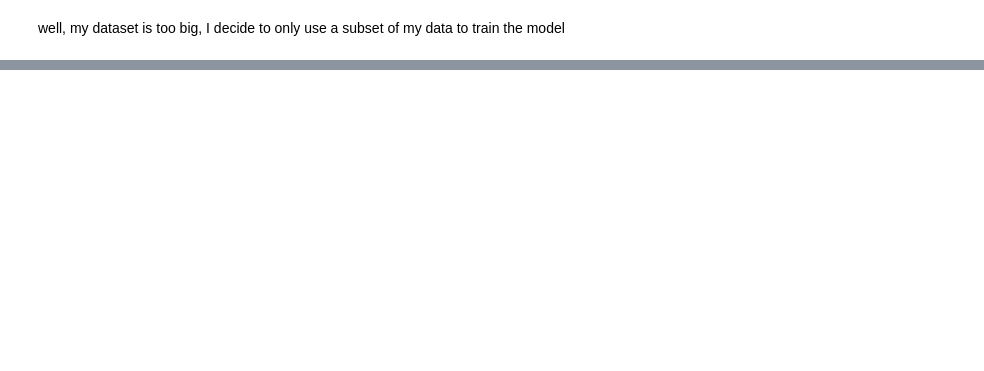
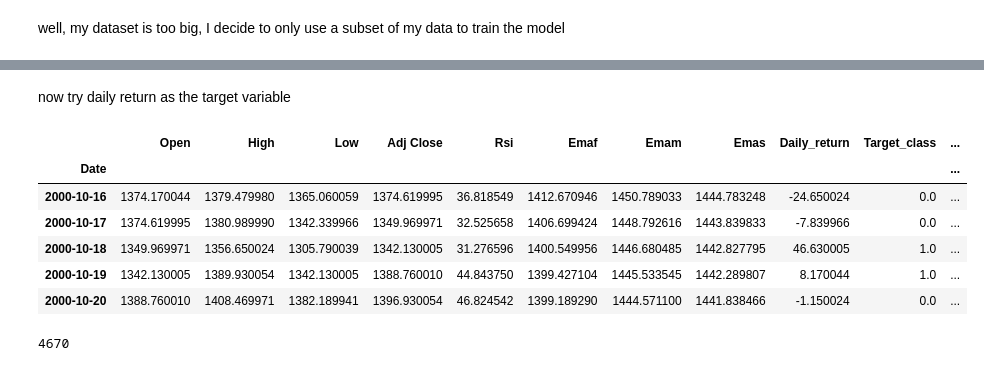
Before and after one commit to ACM40960/project-QianSandeep, a Jupyter notebook: trial.ipynb, the cells around one changed output, grey strips where cells are left out. Saved outputs shown, nothing was run; the diff lists cells and outputs as text; code cells hidden in the pictures; blank space fills up the shorter version.

```diff
--- a/trial.ipynb
+++ b/trial.ipynb
@@ -728,0 +1359,21 @@ plt.show()
+# %% [markdown]
+now try daily return as the target variable
+# %%
+merged_data.head()
+# %% [output]
+|  | Open | High | Low | Adj Close | Rsi | Emaf | Emam | Emas | Daily_return | Target_class | ... |
+| Date |  |  |  |  |  |  |  |  |  |  | ... |
+| 2000-10-16 | 1374.170044 | 1379.479980 | 1365.060059 | 1374.619995 | 36.818549 | 1412.670946 | 1450.789033 | 1444.783248 | -24.650024 | 0.0 | ... |
+| 2000-10-17 | 1374.619995 | 1380.989990 | 1342.339966 | 1349.969971 | 32.525658 | 1406.699424 | 1448.792616 | 1443.839833 | -7.839966 | 0.0 | ... |
+| 2000-10-18 | 1349.969971 | 1356.650024 | 1305.790039 | 1342.130005 | 31.276596 | 1400.549956 | 1446.680485 | 1442.827795 | 46.630005 | 1.0 | ... |
+| 2000-10-19 | 1342.130005 | 1389.930054 | 1342.130005 | 1388.760010 | 44.843750 | 1399.427104 | 1445.533545 | 1442.289807 | 8.170044 | 1.0 | ... |
+| 2000-10-20 | 1388.760010 | 1408.469971 | 1382.189941 | 1396.930054 | 46.824542 | 1399.189290 | 1444.571100 | 1441.838466 | -1.150024 | 0.0 | ... |
+# %%
+import numpy as np
+import math
+
+close = np.array(merged_data['Daily_return']).reshape(-1, 1)
+train_data_len = int(np.round(0.8 * close.shape[0]))
+train_data_len
+# %% [output]
+4670
```
Also changed, not shown: parts of 35 cells of this notebook.
